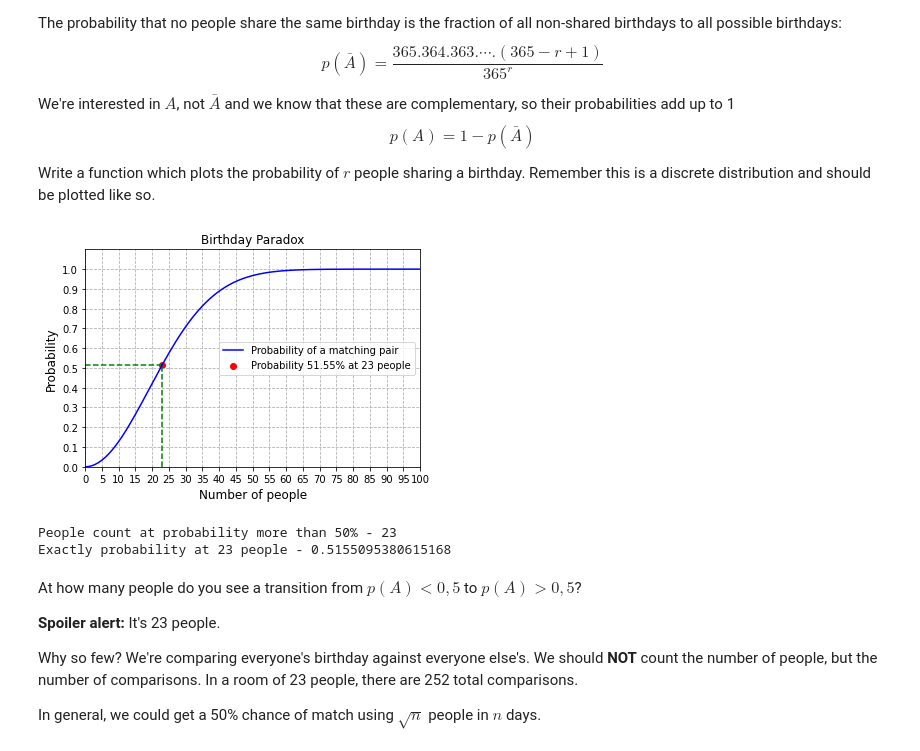
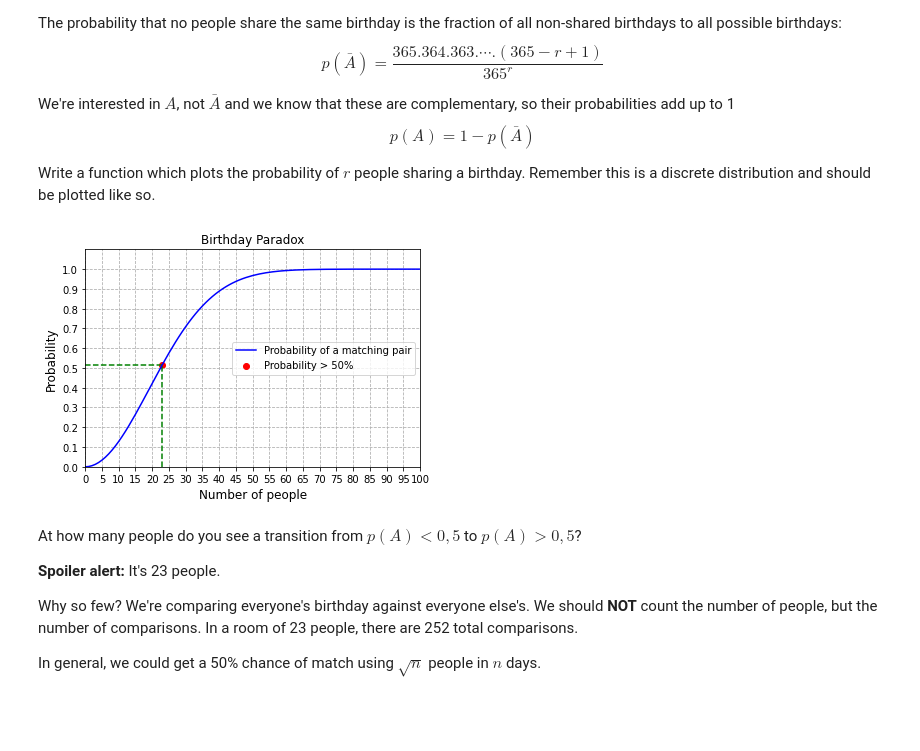
Before and after one commit to momchilantonov/SoftUni-Math-Concepts-For-Developers-February-2021, a Jupyter notebook: Probability-And-Combinatorics/Homework/Probability and Combinatorics Exercise.ipynb, the cells around one changed output. Drawn from its saved outputs; the diff is of its cells as text; code cells hidden in the pictures; blank space fills up the shorter version.

```diff
--- a/Probability-And-Combinatorics/Homework/Probability and Combinatorics Exercise.ipynb
+++ b/Probability-And-Combinatorics/Homework/Probability and Combinatorics Exercise.ipynb
@@ -237,17 +237,19 @@ $$p(A) = 1 - p(\bar{A})$$
 
 Write a function which plots the probability of $r$ people sharing a birthday. Remember this is a discrete distribution and should be plotted like so.
 # %%
+# Approximation of probabilities of at least two people sharing a birthday
 def calculating_matching_probability(people):
     return 1-np.exp(-people ** 2 / 730)
 
 
+# Approximation of number of people
 def get_people_count():
     return 1 / 2+np.sqrt(1 / 4+2 * np.log(2) * 365)
 
 
 def plot_birthday_paradox(*args):
     plt.plot(args[0], label="Probability of a matching pair", color="blue")
-    plt.scatter(args[1], args[2], label=f"Probability {(args[2] * 100):.2f}% at {args[1]} people", color="red")
+    plt.scatter(args[1], args[2], label=f"Probability > 50%", color="red")
     plt.vlines(args[1], ymin=0, ymax=args[2], color="green", linestyle="--")
     plt.hlines(args[2], xmin=0, xmax=args[1], color="green", linestyle="--")
     plt.xlim(0, 100)
@@ -262,17 +264,13 @@ def plot_birthday_paradox(*args):
     plt.show()
 # %%
 # Test the code
-days_range = np.arange(365)
+days_range = np.arange(366)
 matching_probabilities = [calculating_matching_probability(people) for people in days_range]
 people_count = int(np.ceil(get_people_count()))
 probability_at_people_count = matching_probabilities[people_count]
 plot_birthday_paradox(matching_probabilities, people_count, probability_at_people_count)
-print(f"People count at probability more than 50% - {people_count}")
-print(f"Exactly probability at {people_count} people - {probability_at_people_count}")
 # %% [output]
-[figure, old version]
+[figure, new version]
-People count at probability more than 50% - 23
-Exactly probability at 23 people - 0.5155095380615168
 # %% [markdown]
 At how many people do you see a transition from $p(A) < 0,5$ to $p(A) > 0,5$?
 
```
Also changed, not shown: parts of 2 cells of this notebook.
